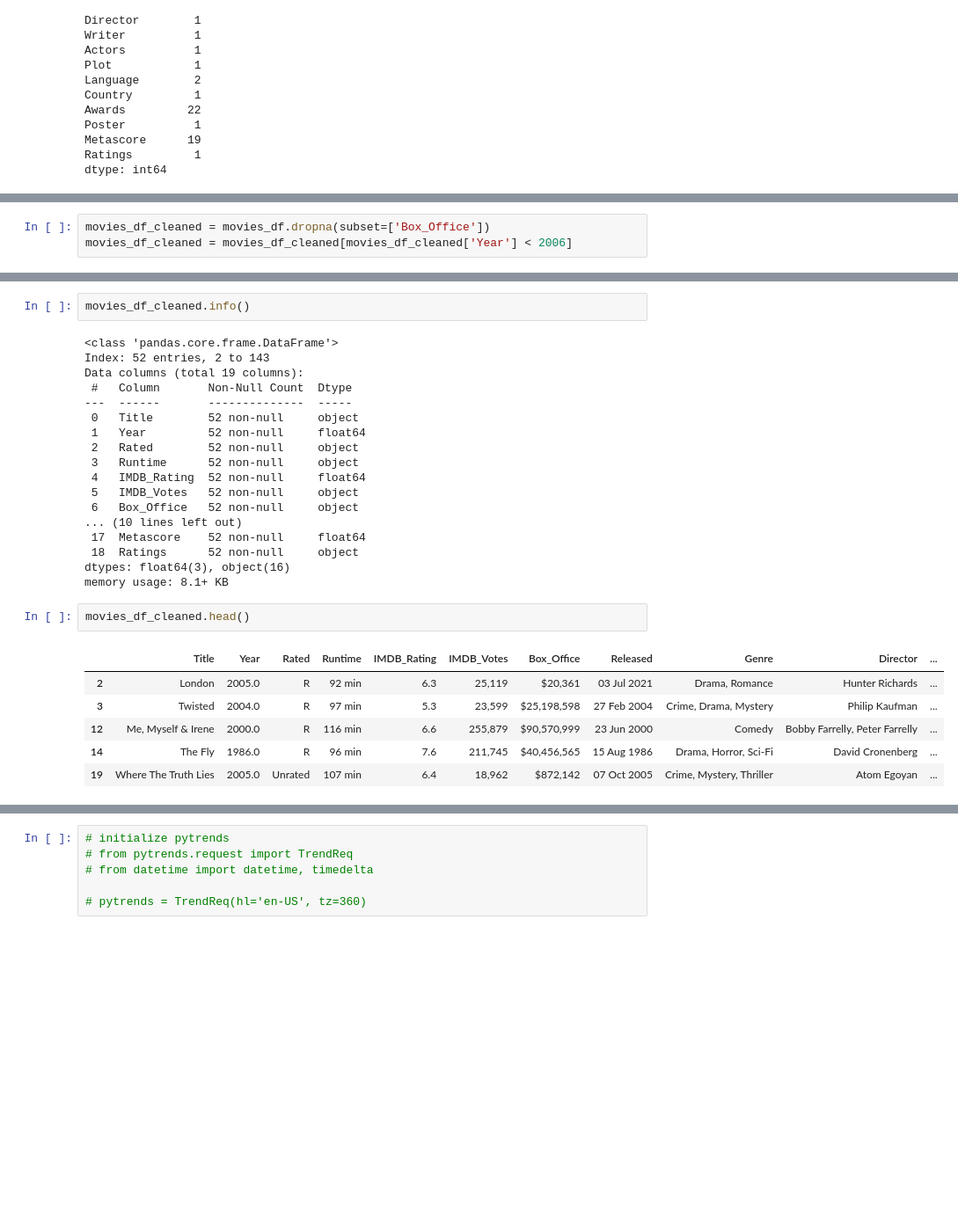
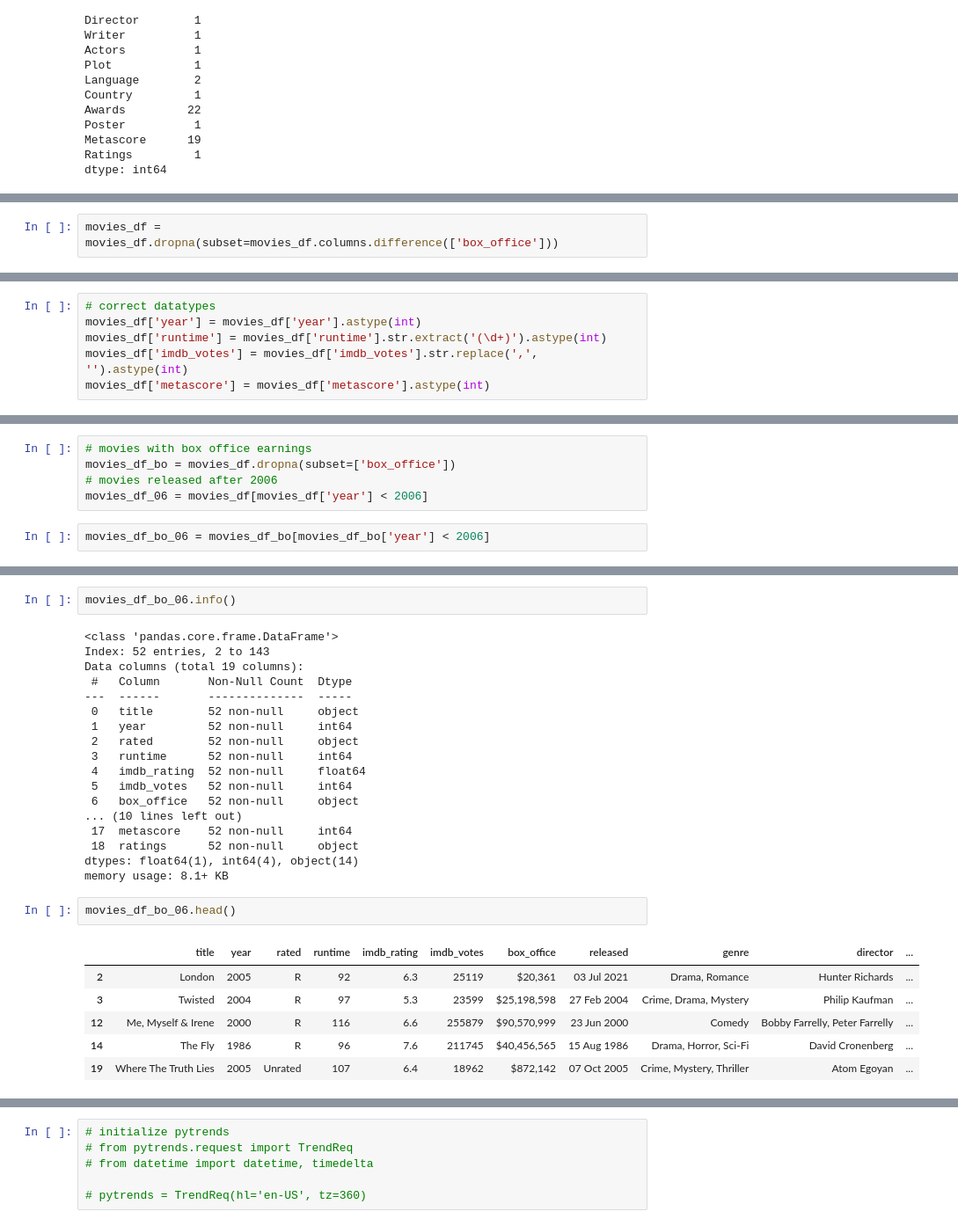
Before and after one commit to pegahbkz/neon-movies, a Jupyter notebook: movie-analysis.ipynb, the cells around one changed output, grey strips where cells are left out. Shown at 88% size. Cells and saved outputs as stored; diff of their text form; blank space fills up the shorter version.

```diff
--- a/movie-analysis.ipynb
+++ b/movie-analysis.ipynb
@@ -193,0 +234,2 @@ dtype: int64
+# %%
+movies_df = movies_df.dropna(subset=movies_df.columns.difference(['box_office']))
@@ -194,2 +259,8 @@ dtype: int64
+# %%
+# correct datatypes
+movies_df['year'] = movies_df['year'].astype(int)
+movies_df['runtime'] = movies_df['runtime'].str.extract('(\d+)').astype(int)
+movies_df['imdb_votes'] = movies_df['imdb_votes'].str.replace(',', '').astype(int)
+movies_df['metascore'] = movies_df['metascore'].astype(int)
 # %%
 # find movies where box office earnings are not available
@@ -206,5 +277,9 @@ print(f'movies released before 2006: {before06_count}')
 # %% [output]
 movies released before 2006: 55
 # %%
-movies_df_cleaned = movies_df.dropna(subset=['Box_Office'])
-movies_df_cleaned = movies_df_cleaned[movies_df_cleaned['Year'] < 2006]
+# movies with box office earnings
+movies_df_bo = movies_df.dropna(subset=['box_office'])
+# movies released after 2006
+movies_df_06 = movies_df[movies_df['year'] < 2006]
+# %%
+movies_df_bo_06 = movies_df_bo[movies_df_bo['year'] < 2006]
@@ -211,29 +308,29 @@ movies_df_cleaned = movies_df_cleaned[movies_df_cleaned['Year'] < 2006]
 # %%
-movies_df_cleaned.info()
+movies_df_bo_06.info()
 # %% [output]
 <class 'pandas.core.frame.DataFrame'>
 Index: 52 entries, 2 to 143
 Data columns (total 19 columns):
  #   Column       Non-Null Count  Dtype
 ---  ------       --------------  -----
- 0   Title        52 non-null     object
- 1   Year         52 non-null     float64
- 2   Rated        52 non-null     object
- 3   Runtime      52 non-null     object
- 4   IMDB_Rating  52 non-null     float64
- 5   IMDB_Votes   52 non-null     object
- 6   Box_Office   52 non-null     object
+ 0   title        52 non-null     object
+ 1   year         52 non-null     int64
+ 2   rated        52 non-null     object
+ 3   runtime      52 non-null     int64
+ 4   imdb_rating  52 non-null     float64
+ 5   imdb_votes   52 non-null     int64
+ 6   box_office   52 non-null     object
 ... (10 lines left out)
- 17  Metascore    52 non-null     float64
- 18  Ratings      52 non-null     object
-dtypes: float64(3), object(16)
+ 17  metascore    52 non-null     int64
+ 18  ratings      52 non-null     object
+dtypes: float64(1), int64(4), object(14)
 memory usage: 8.1+ KB
 # %%
-movies_df_cleaned.head()
+movies_df_bo_06.head()
 # %% [output]
-|  | Title | Year | Rated | Runtime | IMDB_Rating | IMDB_Votes | Box_Office | Released | Genre | Director | ... |
-| 2 | London | 2005.0 | R | 92 min | 6.3 | 25,119 | $20,361 | 03 Jul 2021 | Drama, Romance | Hunter Richards | ... |
-| 3 | Twisted | 2004.0 | R | 97 min | 5.3 | 23,599 | $25,198,598 | 27 Feb 2004 | Crime, Drama, Mystery | Philip Kaufman | ... |
-| 12 | Me, Myself & Irene | 2000.0 | R | 116 min | 6.6 | 255,879 | $90,570,999 | 23 Jun 2000 | Comedy | Bobby Farrelly, Peter Farrelly | ... |
-| 14 | The Fly | 1986.0 | R | 96 min | 7.6 | 211,745 | $40,456,565 | 15 Aug 1986 | Drama, Horror, Sci-Fi | David Cronenberg | ... |
-| 19 | Where The Truth Lies | 2005.0 | Unrated | 107 min | 6.4 | 18,962 | $872,142 | 07 Oct 2005 | Crime, Mystery, Thriller | Atom Egoyan | ... |
+|  | title | year | rated | runtime | imdb_rating | imdb_votes | box_office | released | genre | director | ... |
+| 2 | London | 2005 | R | 92 | 6.3 | 25119 | $20,361 | 03 Jul 2021 | Drama, Romance | Hunter Richards | ... |
+| 3 | Twisted | 2004 | R | 97 | 5.3 | 23599 | $25,198,598 | 27 Feb 2004 | Crime, Drama, Mystery | Philip Kaufman | ... |
+| 12 | Me, Myself & Irene | 2000 | R | 116 | 6.6 | 255879 | $90,570,999 | 23 Jun 2000 | Comedy | Bobby Farrelly, Peter Farrelly | ... |
+| 14 | The Fly | 1986 | R | 96 | 7.6 | 211745 | $40,456,565 | 15 Aug 1986 | Drama, Horror, Sci-Fi | David Cronenberg | ... |
+| 19 | Where The Truth Lies | 2005 | Unrated | 107 | 6.4 | 18962 | $872,142 | 07 Oct 2005 | Crime, Mystery, Thriller | Atom Egoyan | ... |
```
Also changed, not shown: parts of 18 cells of this notebook.
